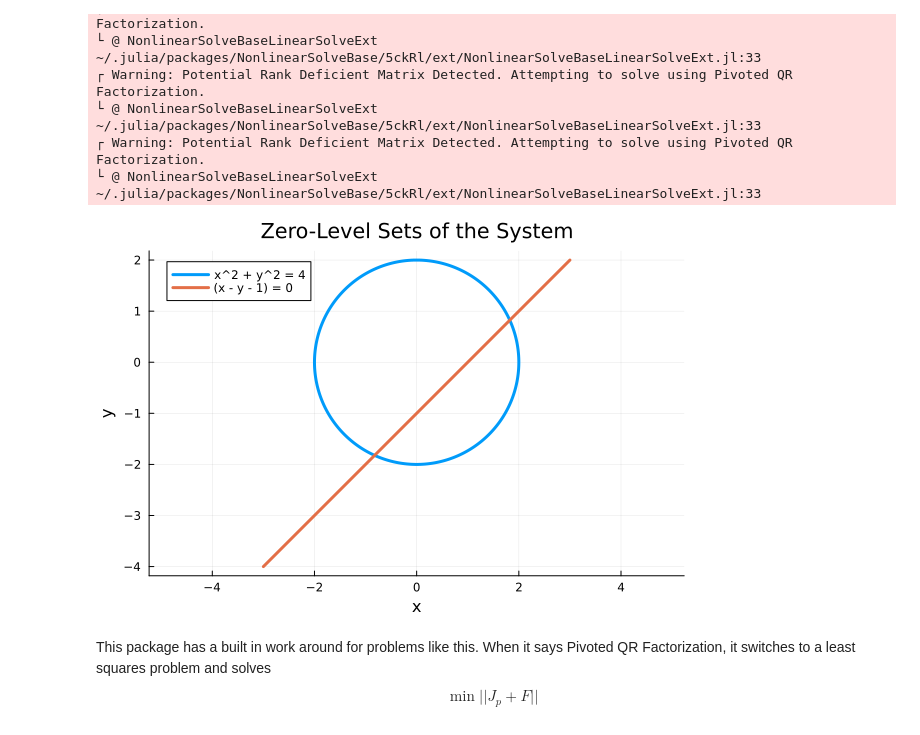
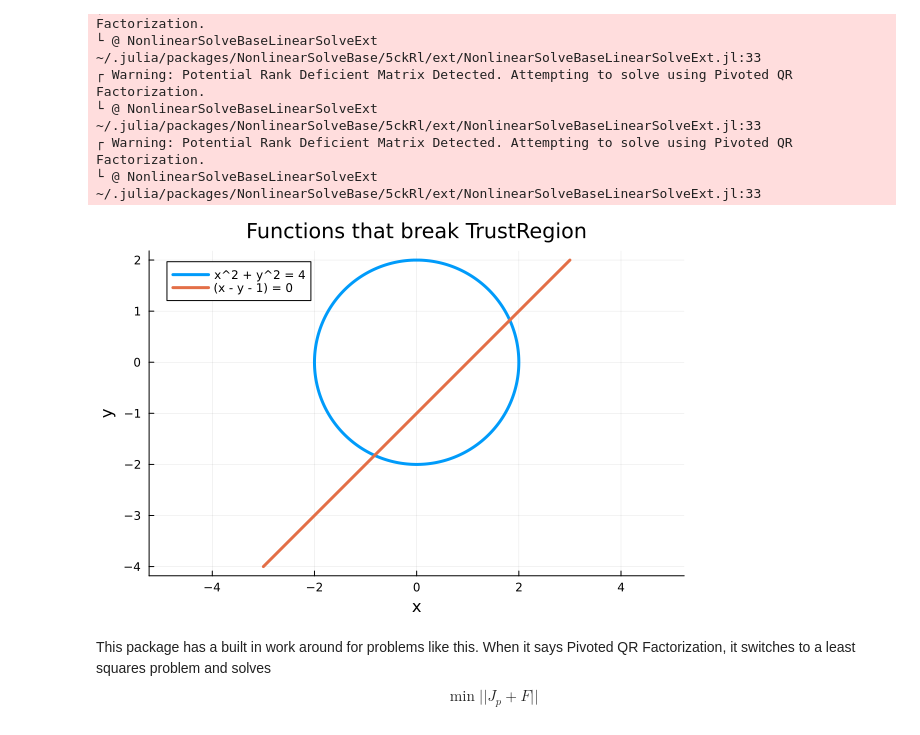
Before and after one commit to kyok2224/numcomp-project-nonlinearsolve, a Jupyter notebook: FinalPresentation.ipynb, the cells around one changed output. Drawn from its saved outputs; the diff is of its cells as text; code cells hidden in the pictures.

```diff
--- a/FinalPresentation.ipynb
+++ b/FinalPresentation.ipynb
@@ -329,26 +329,26 @@ solution approx: [1.1437398936440173, -1.1437398936440173]
 # %%
 # Circle (x^2 + y^2 = 4)
 θ = range(0, 2π, length=400)
 x_circle = 2 .* cos.(θ)
 y_circle = 2 .* sin.(θ)
 
 # Line (x - y - 1 = 0 ⇒ y = x - 1)
 x_line = range(-3, 3, length=400)
 y_line = x_line .- 1
 
 # Plot
 plot(x_circle, y_circle,
      label="x^2 + y^2 = 4",
      linewidth=3)
 
 plot!(x_line, y_line,
       label="(x - y - 1) = 0",
       linewidth=3)
 
 plot!(xlabel="x", ylabel="y", aspect_ratio=1, grid=true,
-      title="Zero-Level Sets of the System")
+      title="Functions that break TrustRegion")
 # %% [output]
-[figure, old version]
+[figure, new version]
 # %% [markdown]
 This package has a built in work around for problems like this. When it says Pivoted QR Factorization, it switches to a least squares problem and solves
 $$
```
Also changed, not shown: parts of 3 cells of this notebook.
